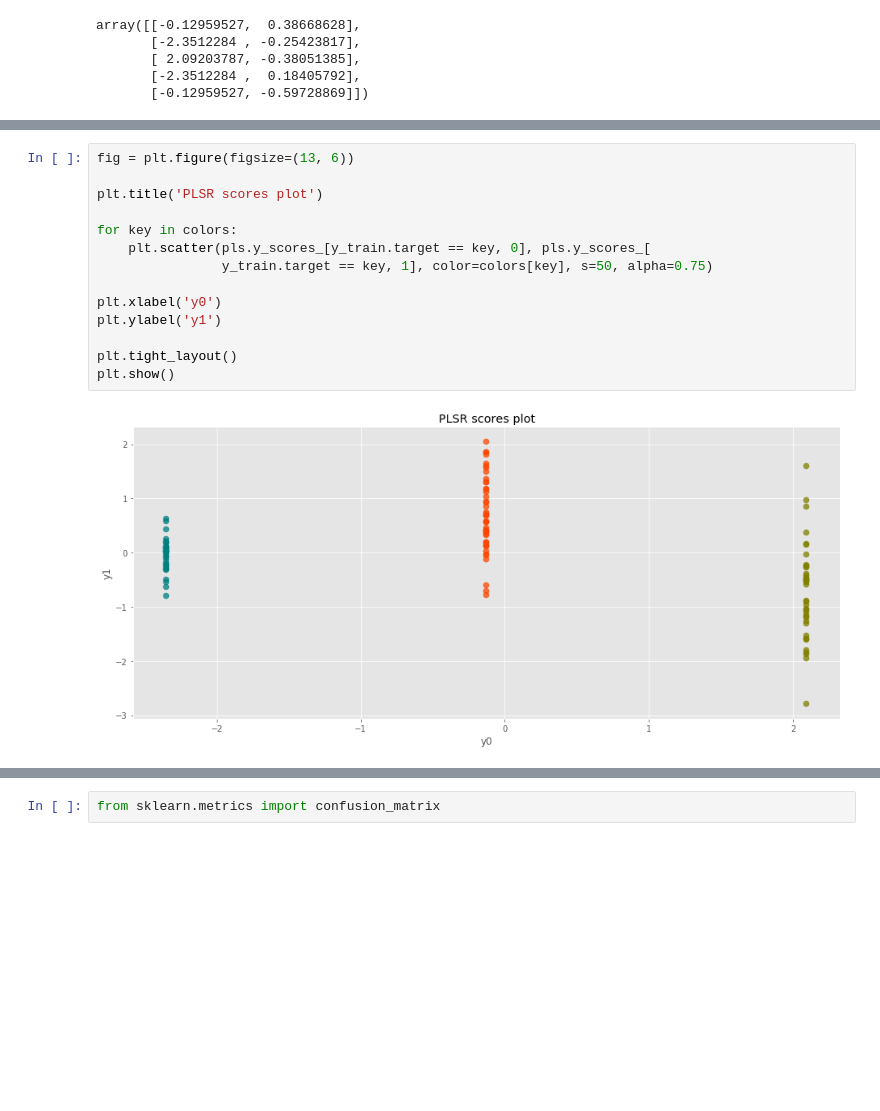
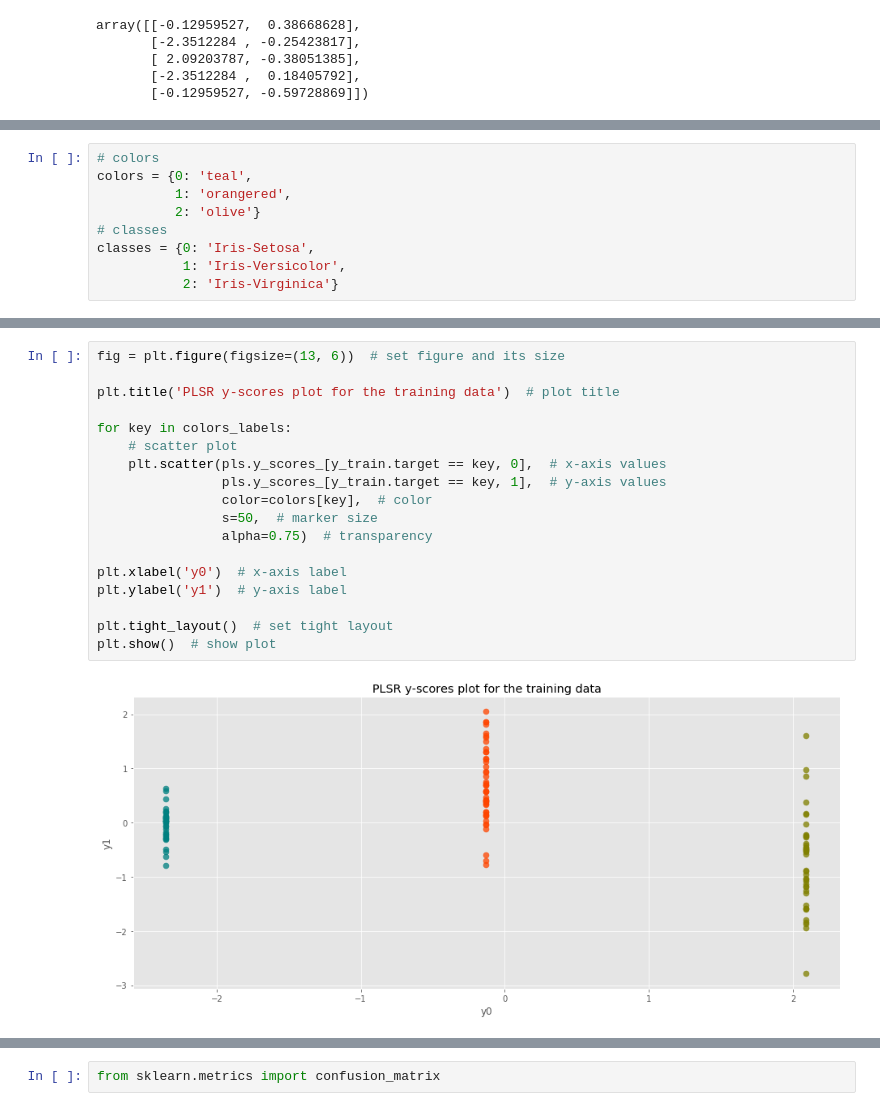
Before and after one commit to lepa22/jupyter-notebooks, a Jupyter notebook: pls-iris.ipynb, the cells around one changed output, grey strips where cells are left out. Saved outputs shown, nothing was run; the diff lists cells and outputs as text; blank space fills up the shorter version.

```diff
--- a/pls-iris.ipynb
+++ b/pls-iris.ipynb
@@ -366 +426,10 @@ def ellipse(x, y, color):
+# %%
+# colors
+colors = {0: 'teal',
+          1: 'orangered',
+          2: 'olive'}
+# classes
+classes = {0: 'Iris-Setosa',
+           1: 'Iris-Versicolor',
+           2: 'Iris-Virginica'}
 # %%
@@ -393,16 +467,20 @@ Evecs:  [[ 0.70759808 -0.70661514]
 # %%
-fig = plt.figure(figsize=(13, 6))
+fig = plt.figure(figsize=(13, 6))  # set figure and its size
 
-plt.title('PLSR scores plot')
+plt.title('PLSR y-scores plot for the training data')  # plot title
 
-for key in colors:
-    plt.scatter(pls.y_scores_[y_train.target == key, 0], pls.y_scores_[
-                y_train.target == key, 1], color=colors[key], s=50, alpha=0.75)
+for key in colors_labels:
+    # scatter plot
+    plt.scatter(pls.y_scores_[y_train.target == key, 0],  # x-axis values
+                pls.y_scores_[y_train.target == key, 1],  # y-axis values
+                color=colors[key],  # color
+                s=50,  # marker size
+                alpha=0.75)  # transparency
 
-plt.xlabel('y0')
-plt.ylabel('y1')
+plt.xlabel('y0')  # x-axis label
+plt.ylabel('y1')  # y-axis label
 
-plt.tight_layout()
-plt.show()
+plt.tight_layout()  # set tight layout
+plt.show()  # show plot
 # %% [output]
-[figure, old version]
+[figure, new version]
```
Also changed, not shown: parts of 45 cells of this notebook.
